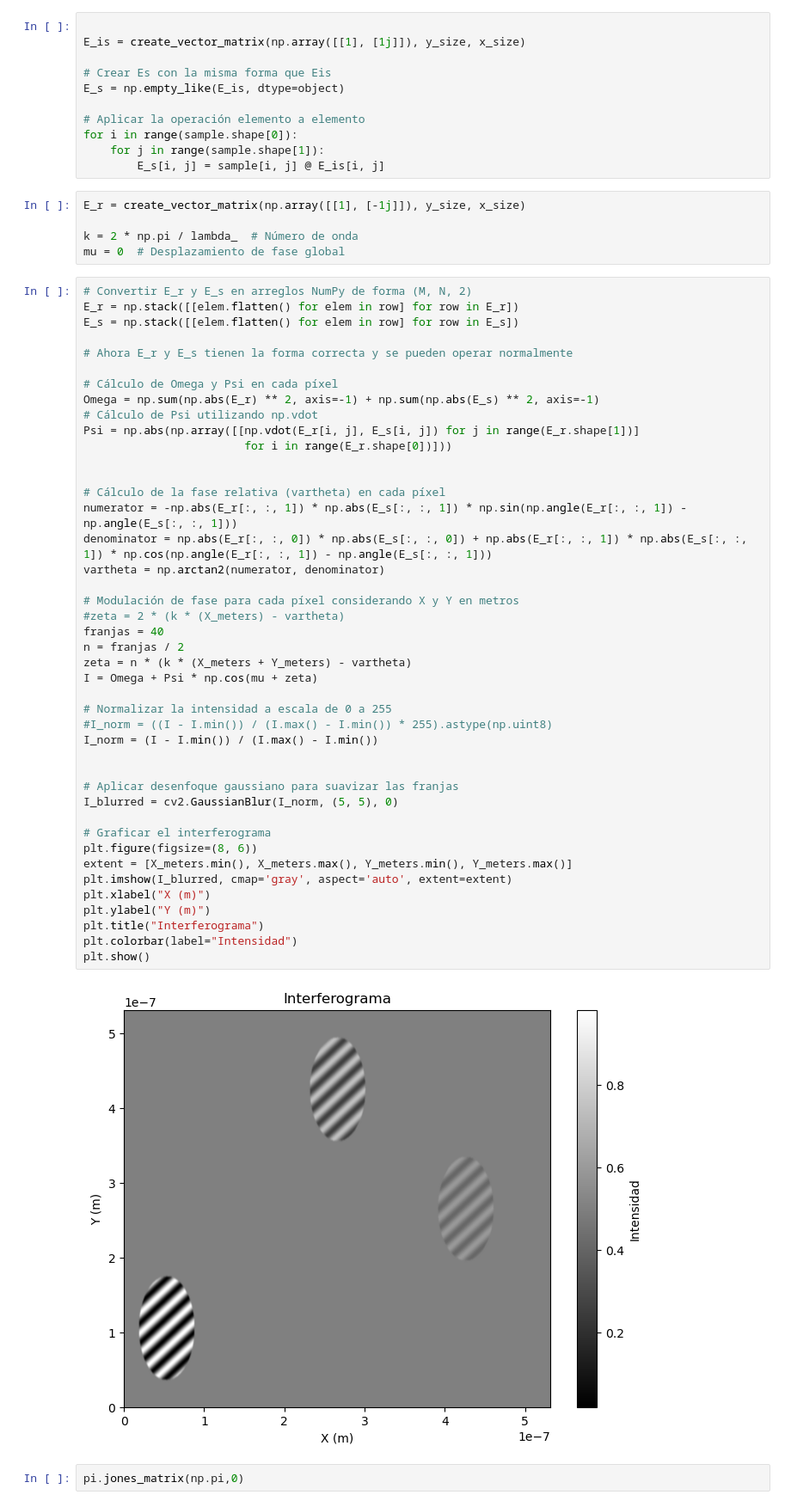
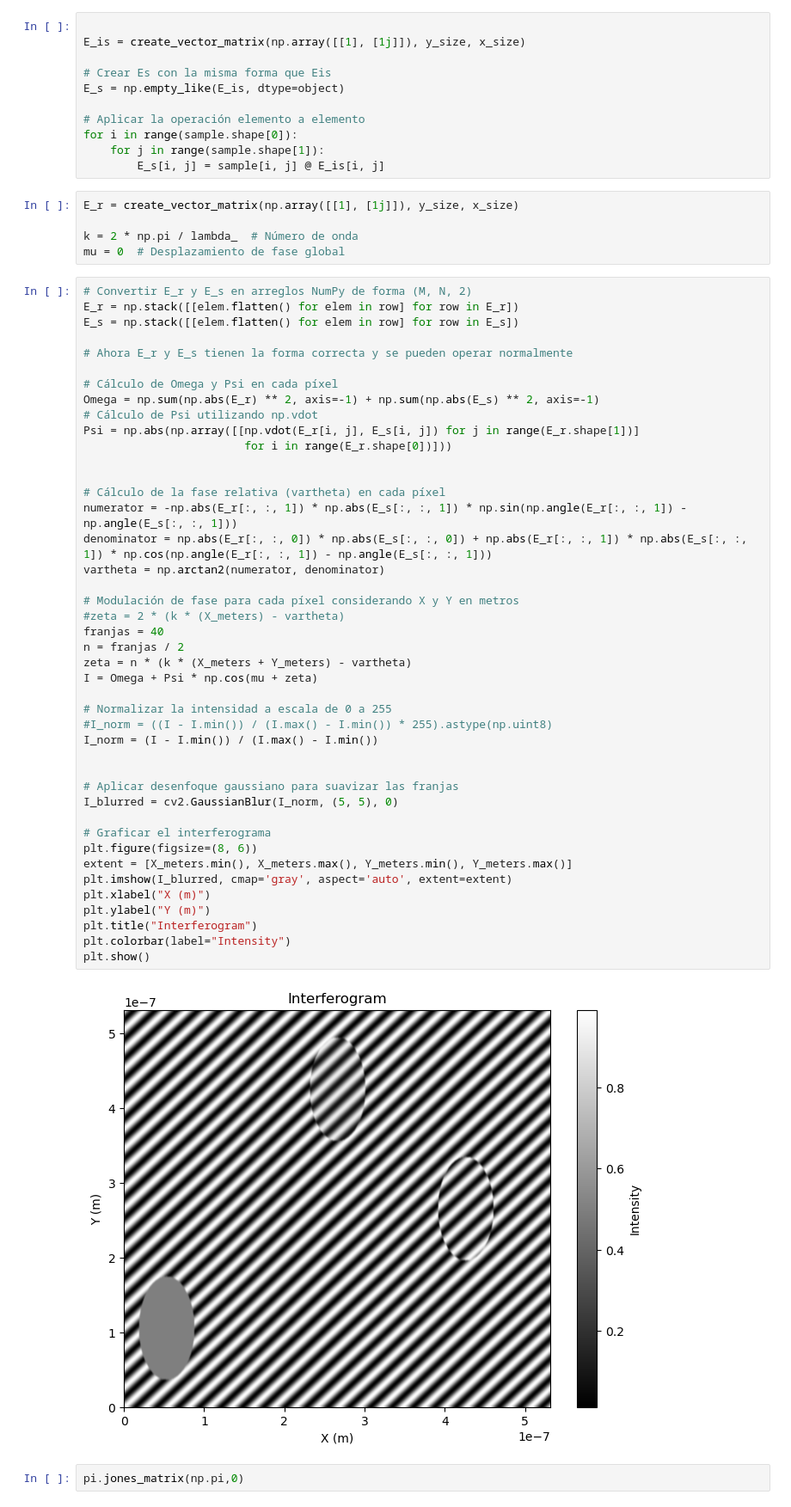
Before and after one commit to Aguiario/Polarimetric_Interferomerty, a Jupyter notebook: pixels.ipynb, the cells around one changed output. Shown at 86% size. Drawn from its saved outputs; the diff is of its cells as text.

```diff
--- a/pixels.ipynb
+++ b/pixels.ipynb
@@ -112,7 +112,7 @@ for i in range(sample.shape[0]):
     for j in range(sample.shape[1]):
         E_s[i, j] = sample[i, j] @ E_is[i, j]
 # %%
-E_r = create_vector_matrix(np.array([[1], [-1j]]), y_size, x_size)
+E_r = create_vector_matrix(np.array([[1], [1j]]), y_size, x_size)
 
 k = 2 * np.pi / lambda_  # Número de onda
 mu = 0  # Desplazamiento de fase global
@@ -131,36 +131,36 @@ Psi = np.abs(np.array([[np.vdot(E_r[i, j], E_s[i, j]) for j in range(E_r.shape[1
 
 
 # Cálculo de la fase relativa (vartheta) en cada píxel
 numerator = -np.abs(E_r[:, :, 1]) * np.abs(E_s[:, :, 1]) * np.sin(np.angle(E_r[:, :, 1]) - np.angle(E_s[:, :, 1]))
 denominator = np.abs(E_r[:, :, 0]) * np.abs(E_s[:, :, 0]) + np.abs(E_r[:, :, 1]) * np.abs(E_s[:, :, 1]) * np.cos(np.angle(E_r[:, :, 1]) - np.angle(E_s[:, :, 1]))
 vartheta = np.arctan2(numerator, denominator)
 
 # Modulación de fase para cada píxel considerando X y Y en metros
 #zeta = 2 * (k * (X_meters) - vartheta)
 franjas = 40
 n = franjas / 2
 zeta = n * (k * (X_meters + Y_meters) - vartheta)
 I = Omega + Psi * np.cos(mu + zeta)
 
 # Normalizar la intensidad a escala de 0 a 255
 #I_norm = ((I - I.min()) / (I.max() - I.min()) * 255).astype(np.uint8)
 I_norm = (I - I.min()) / (I.max() - I.min())
 
 
 # Aplicar desenfoque gaussiano para suavizar las franjas
 I_blurred = cv2.GaussianBlur(I_norm, (5, 5), 0)
 
 # Graficar el interferograma
 plt.figure(figsize=(8, 6))
 extent = [X_meters.min(), X_meters.max(), Y_meters.min(), Y_meters.max()]
 plt.imshow(I_blurred, cmap='gray', aspect='auto', extent=extent)
 plt.xlabel("X (m)")
 plt.ylabel("Y (m)")
-plt.title("Interferograma")
-plt.colorbar(label="Intensidad")
+plt.title("Interferogram")
+plt.colorbar(label="Intensity")
 plt.show()
 # %% [output]
-[figure, old version]
+[figure, new version]
 # %%
 pi.jones_matrix(np.pi,0)
 # %% [output]
```
Also changed, not shown: parts of 2 cells of this notebook, 2 other files.
